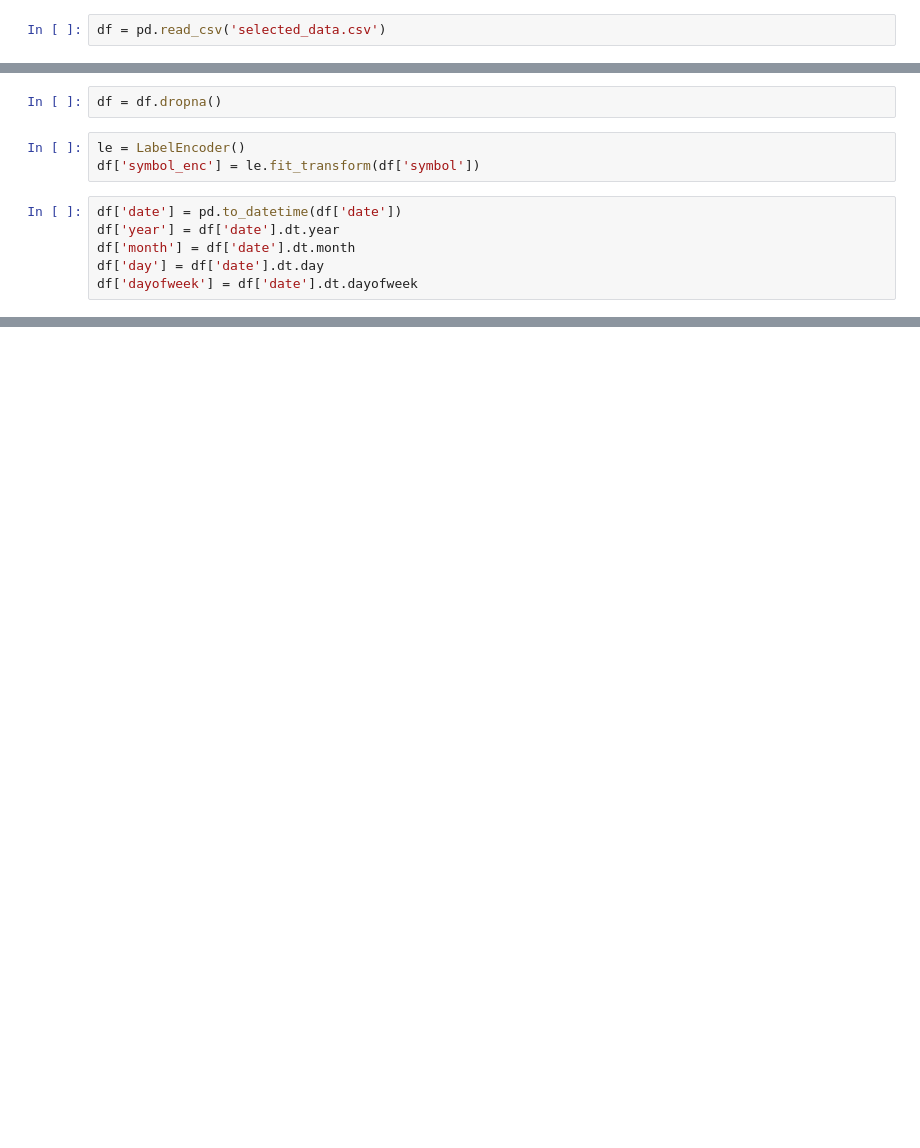
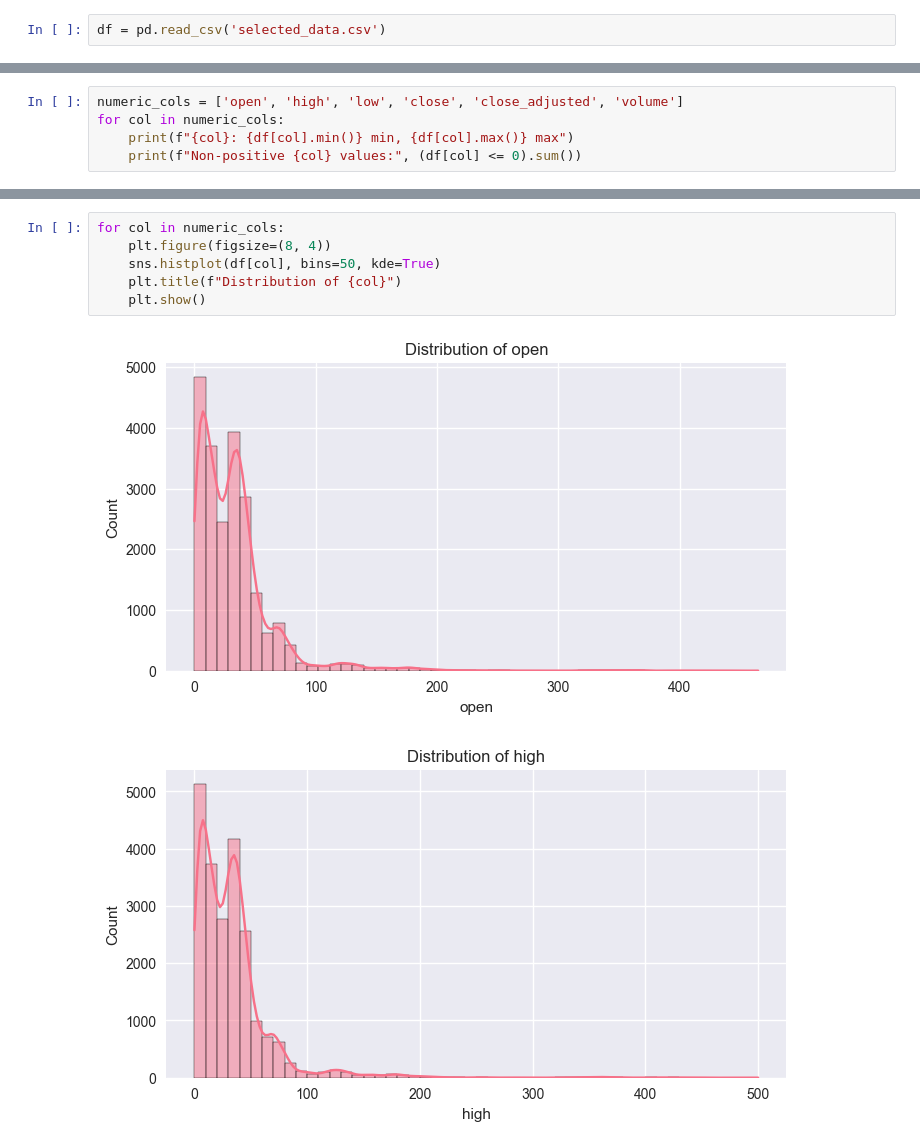
Before and after one commit to Akashrajasekar/Stock-Price-Prediction, a Jupyter notebook: stock_price_prediction.ipynb, the cells around one changed output, grey strips where cells are left out. Saved outputs shown, nothing was run; the diff lists cells and outputs as text; blank space fills up the shorter version.

```diff
--- a/stock_price_prediction.ipynb
+++ b/stock_price_prediction.ipynb
@@ -155,11 +17,0 @@ plt.show()
-# %%
-df = df.dropna()
-# %%
-le = LabelEncoder()
-df['symbol_enc'] = le.fit_transform(df['symbol'])
-# %%
-df['date'] = pd.to_datetime(df['date'])
-df['year'] = df['date'].dt.year
-df['month'] = df['date'].dt.month
-df['day'] = df['date'].dt.day
-df['dayofweek'] = df['date'].dt.dayofweek
@@ -228,0 +84,5 @@ plt.show()
+# %%
+numeric_cols = ['open', 'high', 'low', 'close', 'close_adjusted', 'volume']
+for col in numeric_cols:
+    print(f"{col}: {df[col].min()} min, {df[col].max()} max")
+    print(f"Non-positive {col} values:", (df[col] <= 0).sum())
@@ -228,0 +102,9 @@ plt.show()
+# %%
+for col in numeric_cols:
+    plt.figure(figsize=(8, 4))
+    sns.histplot(df[col], bins=50, kde=True)
+    plt.title(f"Distribution of {col}")
+    plt.show()
+# %% [output]
+[figure, added]
+[figure, added]
```
Also changed, not shown: parts of 42 cells of this notebook.
